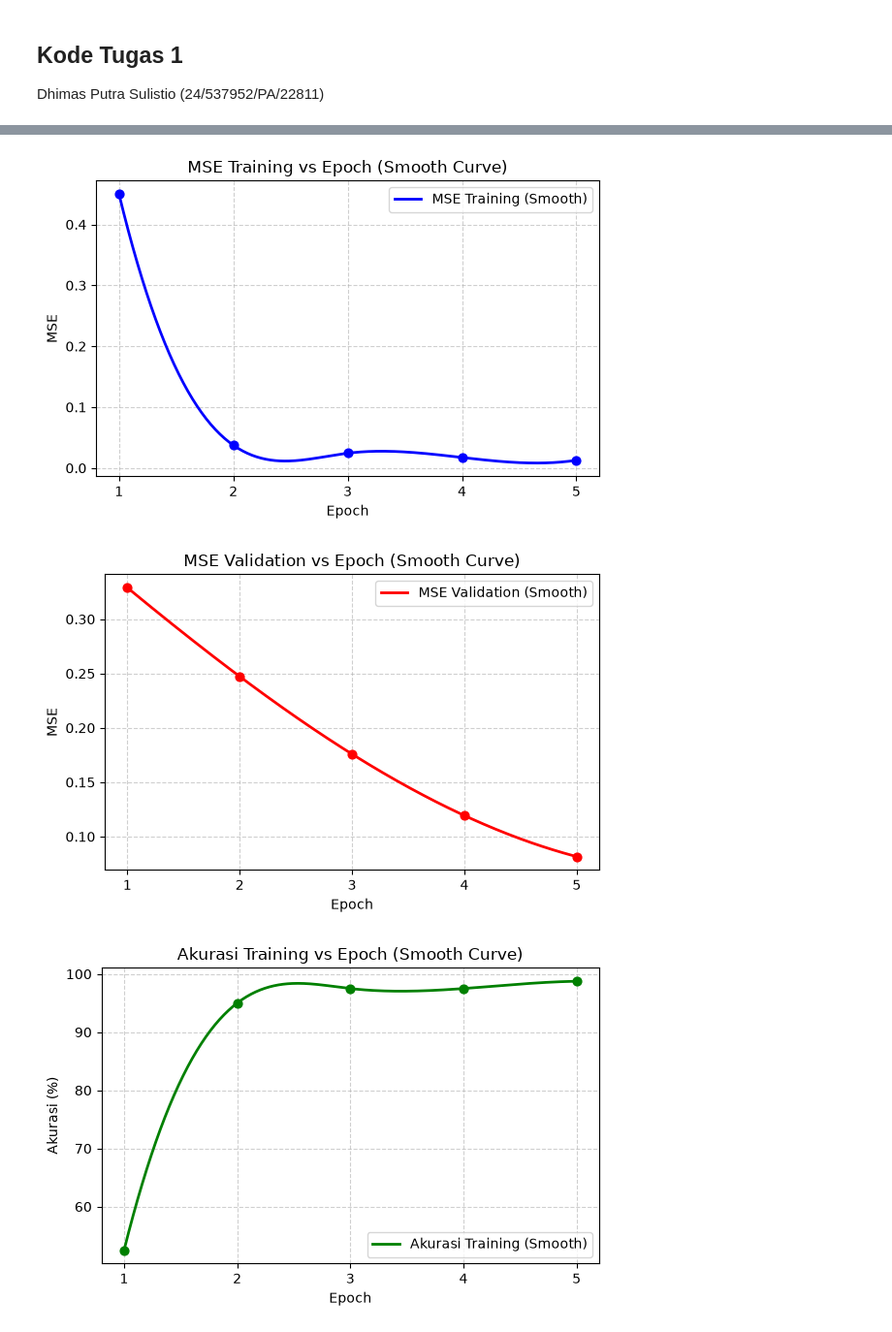
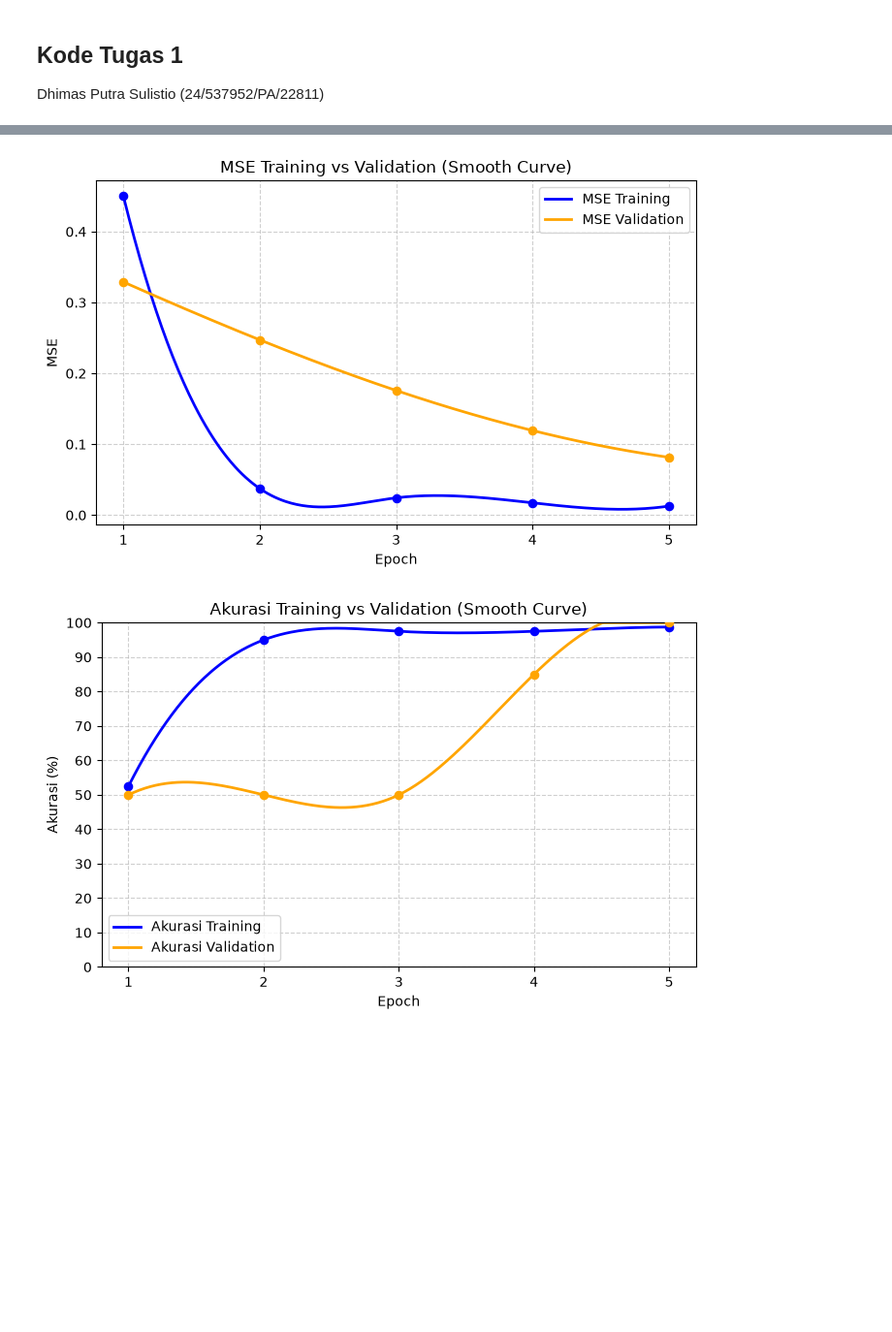
Before and after one commit to muddglobb/DEEP-LEARNING, a Jupyter notebook: Assignment 1/main.ipynb, the cells around one changed output, grey strips where cells are left out. Shown at 97% size. Cells and saved outputs as stored; diff of their text form; code cells hidden in the pictures; blank space fills up the shorter version.

```diff
--- a/Assignment 1/main.ipynb
+++ b/Assignment 1/main.ipynb
@@ -122,96 +160,41 @@ def smooth_curve(x, y, num_points=300):
     y_smooth = spline(x_smooth)
     return x_smooth, y_smooth
 
-# 1. Plot MSE Training
-x_s, y_s = smooth_curve(epochs, train_mse)
-plt.figure(figsize=(6, 4))
-plt.plot(x_s, y_s, color='blue', linewidth=2, label='MSE Training (Smooth)')
-plt.scatter(epochs, train_mse, color='blue', s=40, zorder=5)
-plt.title('MSE Training vs Epoch (Smooth Curve)')
-plt.xlabel('Epoch')
-plt.ylabel('MSE')
-plt.xticks(epochs)
-plt.grid(True, linestyle='--', alpha=0.6)
-plt.legend()
-plt.tight_layout()
-plt.show()
-
-# 2. Plot MSE Validation
-x_s, y_s = smooth_curve(epochs, val_mse)
-plt.figure(figsize=(6, 4))
-plt.plot(x_s, y_s, color='red', linewidth=2, label='MSE Validation (Smooth)')
-plt.scatter(epochs, val_mse, color='red', s=40, zorder=5)
-plt.title('MSE Validation vs Epoch (Smooth Curve)')
-plt.xlabel('Epoch')
-plt.ylabel('MSE')
-plt.xticks(epochs)
-plt.grid(True, linestyle='--', alpha=0.6)
-plt.legend()
-plt.tight_layout()
-plt.show()
-
-# 3. Plot Akurasi Training
-x_s, y_s = smooth_curve(epochs, train_acc)
-plt.figure(figsize=(6, 4))
-plt.plot(x_s, y_s, color='green', linewidth=2, label='Akurasi Training (Smooth)')
-plt.scatter(epochs, train_acc, color='green', s=40, zorder=5)
-plt.title('Akurasi Training vs Epoch (Smooth Curve)')
-plt.xlabel('Epoch')
-plt.ylabel('Akurasi (%)')
-plt.xticks(epochs)
-plt.grid(True, linestyle='--', alpha=0.6)
-plt.legend()
-plt.tight_layout()
-plt.show()
-
-# 4. Plot Akurasi Validation
-x_s, y_s = smooth_curve(epochs, val_acc)
-plt.figure(figsize=(6, 4))
-plt.plot(x_s, y_s, color='orange', linewidth=2, label='Akurasi Validation (Smooth)')
-plt.scatter(epochs, val_acc, color='orange', s=40, zorder=5)
-plt.title('Akurasi Validation vs Epoch (Smooth Curve)')
-plt.xlabel('Epoch')
-plt.ylabel('Akurasi (%)')
-plt.xticks(epochs)
-plt.grid(True, linestyle='--', alpha=0.6)
-plt.legend()
-plt.tight_layout()
-plt.show()
-
-# 5. Plot Gabungan: MSE Training & Validation
+# 1. Plot Gabungan: MSE Training & Validation
 x_tr, y_tr = smooth_curve(epochs, train_mse)
 x_vl, y_vl = smooth_curve(epochs, val_mse)
 plt.figure(figsize=(7, 4.5))
 plt.plot(x_tr, y_tr, color='blue', linewidth=2, label='MSE Training')
 plt.scatter(epochs, train_mse, color='blue', s=35, zorder=5)
-plt.plot(x_vl, y_vl, color='red', linewidth=2, label='MSE Validation')
-plt.scatter(epochs, val_mse, color='red', s=35, zorder=5)
+plt.plot(x_vl, y_vl, color='orange', linewidth=2, label='MSE Validation')
+plt.scatter(epochs, val_mse, color='orange', s=35, zorder=5)
 plt.title('MSE Training vs Validation (Smooth Curve)')
 plt.xlabel('Epoch')
 plt.ylabel('MSE')
 plt.xticks(epochs)
 plt.grid(True, linestyle='--', alpha=0.6)
 plt.legend()
 plt.tight_layout()
 plt.show()
 
-# 6. Plot Gabungan: Akurasi Training & Validation
+# 2. Plot Gabungan: Akurasi Training & Validation (Skala vertikal 0% - 100%)
 x_tr, y_tr = smooth_curve(epochs, train_acc)
 x_vl, y_vl = smooth_curve(epochs, val_acc)
 plt.figure(figsize=(7, 4.5))
-plt.plot(x_tr, y_tr, color='green', linewidth=2, label='Akurasi Training')
-plt.scatter(epochs, train_acc, color='green', s=35, zorder=5)
-plt.plot(x_vl, y_vl, color='orange', linewidth=2, label='Akurasi Validation')
+plt.plot(x_tr, np.clip(y_tr, 0, 100), color='blue', linewidth=2, label='Akurasi Training')
+plt.scatter(epochs, train_acc, color='blue', s=35, zorder=5)
+plt.plot(x_vl, np.clip(y_vl, 0, 100), color='orange', linewidth=2, label='Akurasi Validation')
 plt.scatter(epochs, val_acc, color='orange', s=35, zorder=5)
 plt.title('Akurasi Training vs Validation (Smooth Curve)')
 plt.xlabel('Epoch')
 plt.ylabel('Akurasi (%)')
+plt.ylim(0, 100)
 plt.xticks(epochs)
+plt.yticks(range(0, 101, 10))
 plt.grid(True, linestyle='--', alpha=0.6)
 plt.legend()
 plt.tight_layout()
 plt.show()
 # %% [output]
-[figure, old version]
+[figure, new version]
-[figure, old version]
+[figure, new version]
-[figure, removed]
```
Also changed, not shown: parts of 3 cells of this notebook, 2 other files.
